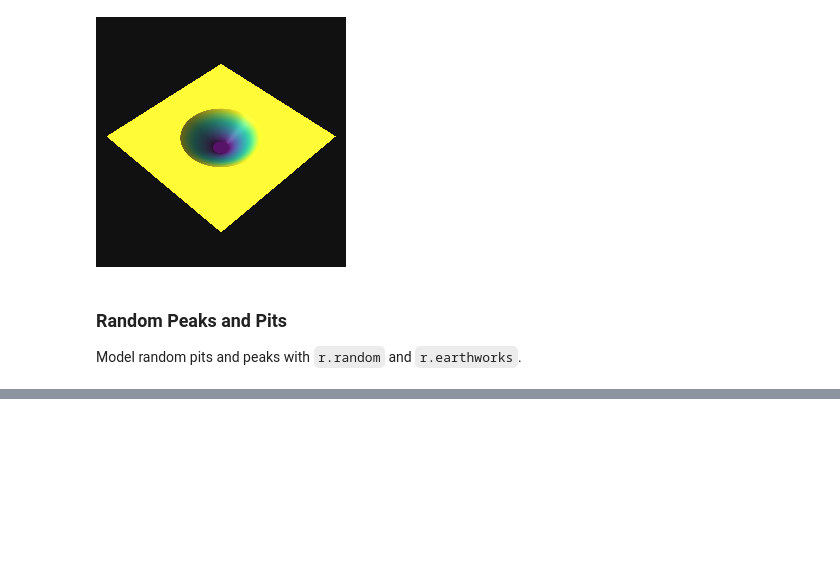
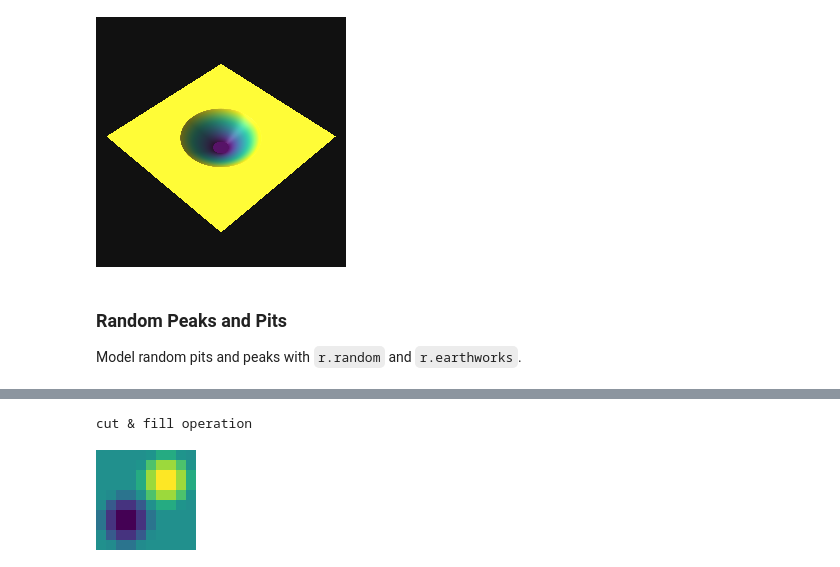
Before and after one commit to baharmon/r.earthworks, a Jupyter notebook: r_earthworks.ipynb, the cells around one changed output, grey strips where cells are left out. Drawn from its saved outputs; the diff is of its cells as text; code cells hidden in the pictures; blank space fills up the shorter version.

```diff
--- a/r_earthworks.ipynb
+++ b/r_earthworks.ipynb
@@ -143,0 +194,21 @@ map3d.show()
+# %%
+# test cut & fill
+gs.run_command(
+    'r.earthworks',
+    elevation='test_input',
+    earthworks='test_output',
+    coordinates=[3,3,7,7],
+    operation='cutfill',
+    z=[-1,1],
+    flat=1,
+    rate=0.5
+)
+print('cut & fill operation')
+
+# visualize
+m = gj.Map(width=100)
+m.d_rast(map="test_output")
+m.show()
+# %% [output]
+cut & fill operation
+[figure, added]
```
Also changed, not shown: parts of 7 cells of this notebook, 2 other files.
